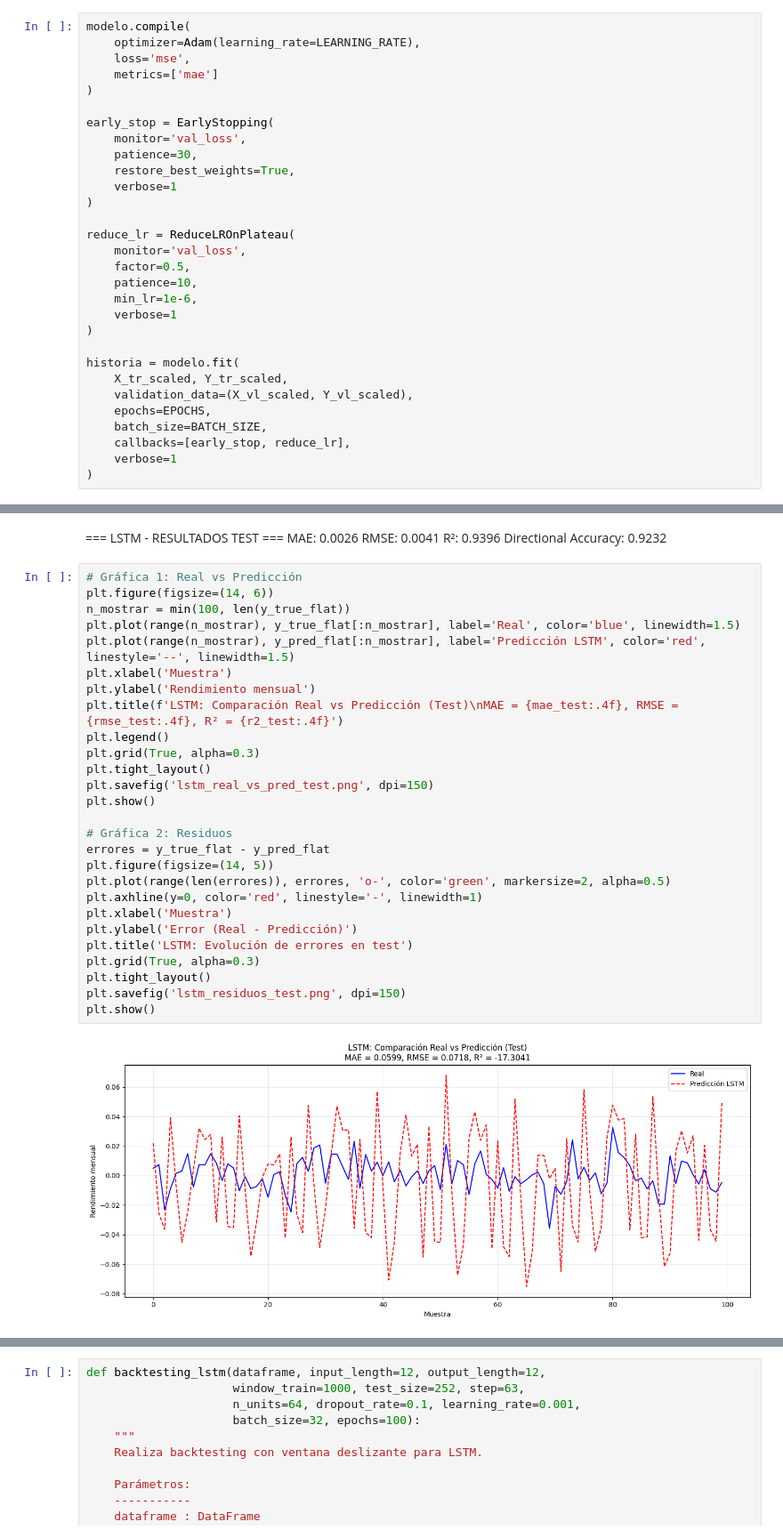
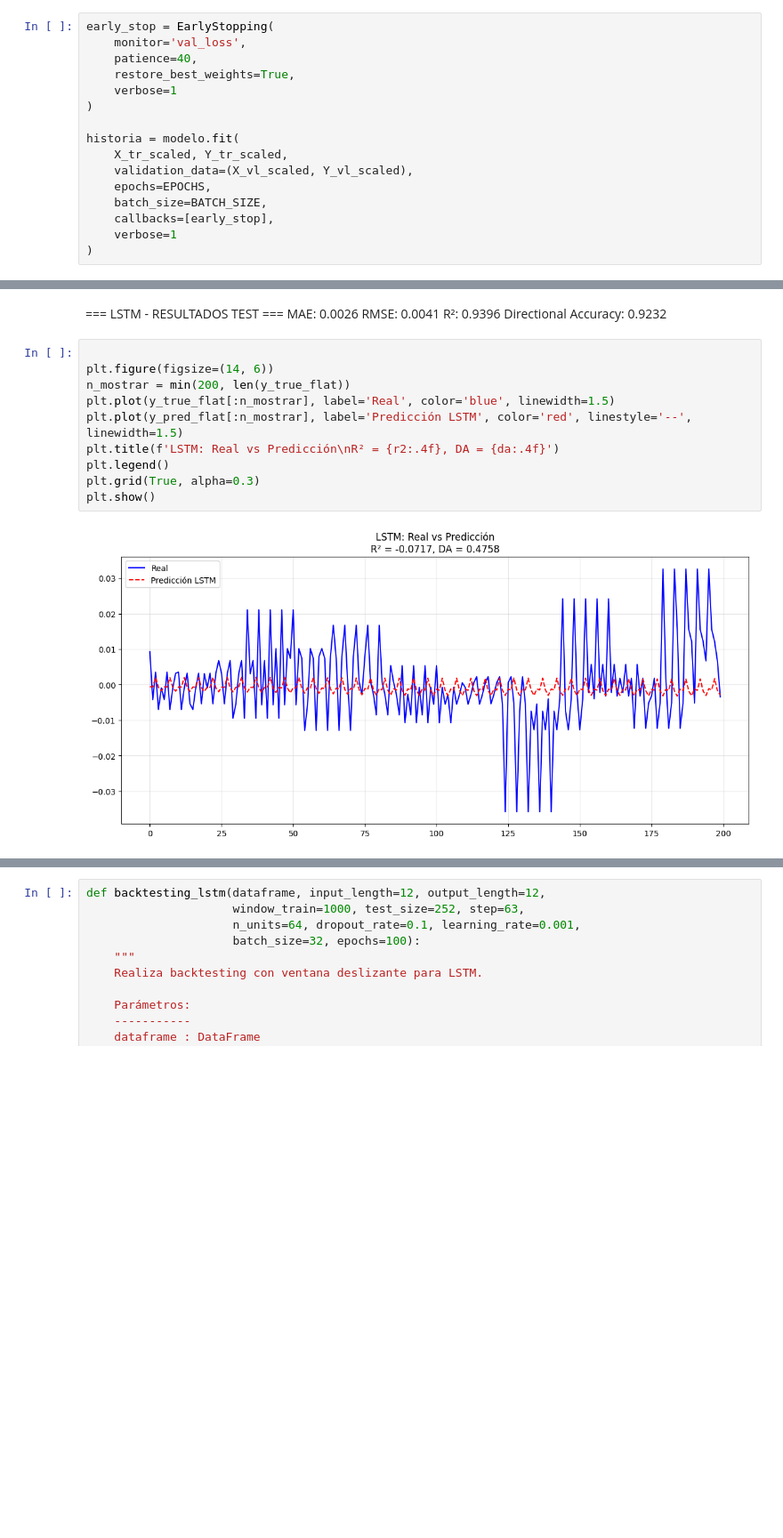
Before and after one commit to rubensanle/TFG, a Jupyter notebook: CodigosPython/ModelosPredictivos/DL/SoloActivo.ipynb, the cells around one changed output, grey strips where cells are left out. Shown at 89% size. Cells and saved outputs as stored; diff of their text form; blank space fills up the shorter version.

```diff
--- a/CodigosPython/ModelosPredictivos/DL/SoloActivo.ipynb
+++ b/CodigosPython/ModelosPredictivos/DL/SoloActivo.ipynb
@@ -194,22 +191,8 @@ Model: "sequential_87"
 # %%
-modelo.compile(
-    optimizer=Adam(learning_rate=LEARNING_RATE),
-    loss='mse',
-    metrics=['mae']
-)
-
 early_stop = EarlyStopping(
     monitor='val_loss',
-    patience=30,
+    patience=40,
     restore_best_weights=True,
-    verbose=1
-)
-
-reduce_lr = ReduceLROnPlateau(
-    monitor='val_loss',
-    factor=0.5,
-    patience=10,
-    min_lr=1e-6,
     verbose=1
 )
 
@@ -218,7 +201,7 @@ historia = modelo.fit(
     validation_data=(X_vl_scaled, Y_vl_scaled),
     epochs=EPOCHS,
     batch_size=BATCH_SIZE,
-    callbacks=[early_stop, reduce_lr],
+    callbacks=[early_stop],
     verbose=1
 )
 # %% [output]
@@ -308,31 +289,14 @@ RMSE: 0.0041
 R²: 0.9396
 Directional Accuracy: 0.9232
 # %%
-# Gráfica 1: Real vs Predicción
+
 plt.figure(figsize=(14, 6))
-n_mostrar = min(100, len(y_true_flat))
-plt.plot(range(n_mostrar), y_true_flat[:n_mostrar], label='Real', color='blue', linewidth=1.5)
-plt.plot(range(n_mostrar), y_pred_flat[:n_mostrar], label='Predicción LSTM', color='red', linestyle='--', linewidth=1.5)
-plt.xlabel('Muestra')
-plt.ylabel('Rendimiento mensual')
-plt.title(f'LSTM: Comparación Real vs Predicción (Test)\nMAE = {mae_test:.4f}, RMSE = {rmse_test:.4f}, R² = {r2_test:.4f}')
+n_mostrar = min(200, len(y_true_flat))
+plt.plot(y_true_flat[:n_mostrar], label='Real', color='blue', linewidth=1.5)
+plt.plot(y_pred_flat[:n_mostrar], label='Predicción LSTM', color='red', linestyle='--', linewidth=1.5)
+plt.title(f'LSTM: Real vs Predicción\nR² = {r2:.4f}, DA = {da:.4f}')
 plt.legend()
 plt.grid(True, alpha=0.3)
-plt.tight_layout()
-plt.savefig('lstm_real_vs_pred_test.png', dpi=150)
 plt.show()
-
-# Gráfica 2: Residuos
-errores = y_true_flat - y_pred_flat
-plt.figure(figsize=(14, 5))
-plt.plot(range(len(errores)), errores, 'o-', color='green', markersize=2, alpha=0.5)
-plt.axhline(y=0, color='red', linestyle='-', linewidth=1)
-plt.xlabel('Muestra')
-plt.ylabel('Error (Real - Predicción)')
-plt.title('LSTM: Evolución de errores en test')
-plt.grid(True, alpha=0.3)
-plt.tight_layout()
-plt.savefig('lstm_residuos_test.png', dpi=150)
-plt.show()
 # %% [output]
-[figure, old version]
+[figure, new version]
```
Also changed, not shown: parts of 12 cells of this notebook, 44 other files.
